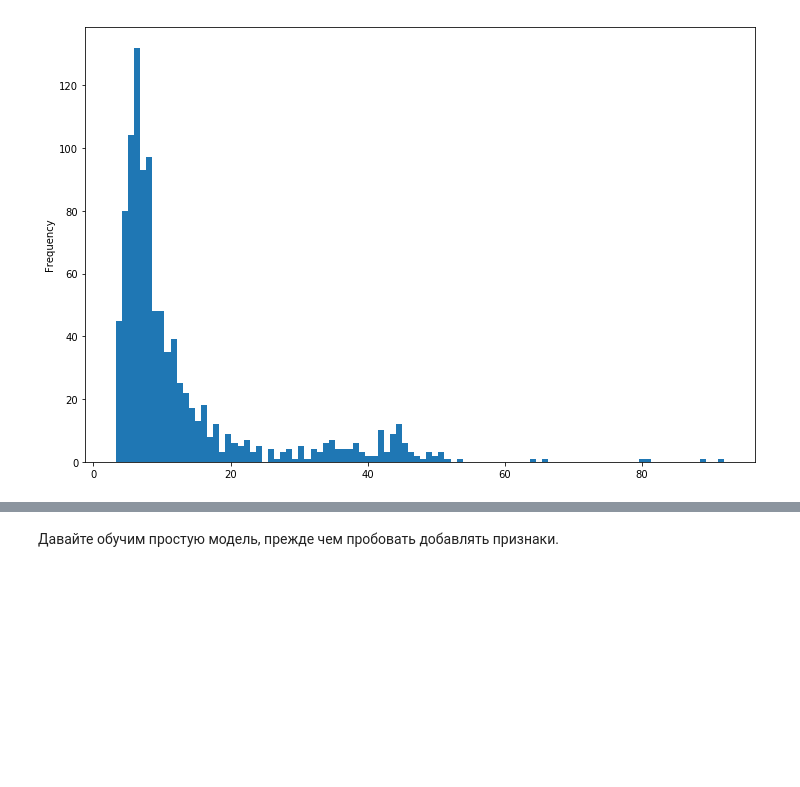
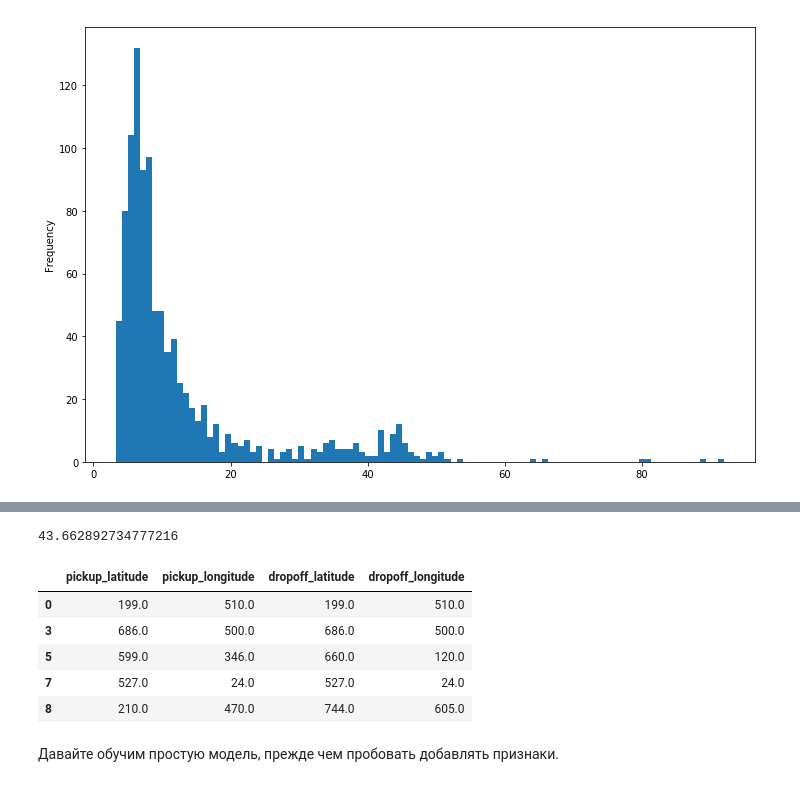
Before and after one commit to genmih/mlcourse_open, a Jupyter notebook: hw6_session2_features.ipynb, the cells around one changed output, grey strips where cells are left out. Drawn from its saved outputs; the diff is of its cells as text; code cells hidden in the pictures; blank space fills up the shorter version.

```diff
--- a/hw6_session2_features.ipynb
+++ b/hw6_session2_features.ipynb
@@ -79,6 +97,19 @@ target.sample(1000, random_state=RANDOM_STATE).plot(kind='hist', bins=100);
+# %%
+np.max(list(map(lambda x: x.km, d)))
+# %% [output]
+43.662892734777216
 # %%
 pickup_dropoff = df[['pickup_latitude', 'pickup_longitude',
                      'dropoff_latitude', 'dropoff_longitude']].dropna()
+# %%
+pickup_dropoff.head()
+# %% [output]
+|  | pickup_latitude | pickup_longitude | dropoff_latitude | dropoff_longitude |
+| 0 | 199.0 | 510.0 | 199.0 | 510.0 |
+| 3 | 686.0 | 500.0 | 686.0 | 500.0 |
+| 5 | 599.0 | 346.0 | 660.0 | 120.0 |
+| 7 | 527.0 | 24.0 | 527.0 | 24.0 |
+| 8 | 210.0 | 470.0 | 744.0 | 605.0 |
 # %% [markdown]
 Давайте обучим простую модель, прежде чем пробовать добавлять признаки.
 # %%
```
Also changed, not shown: parts of 16 cells of this notebook.
